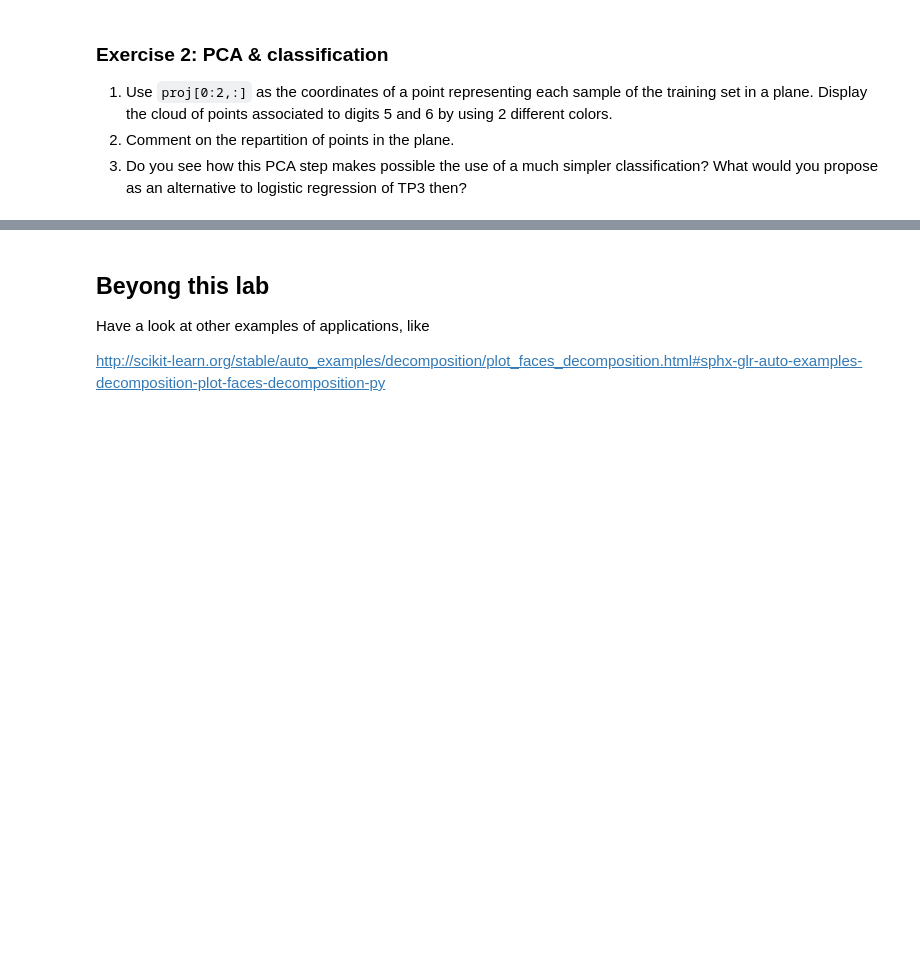
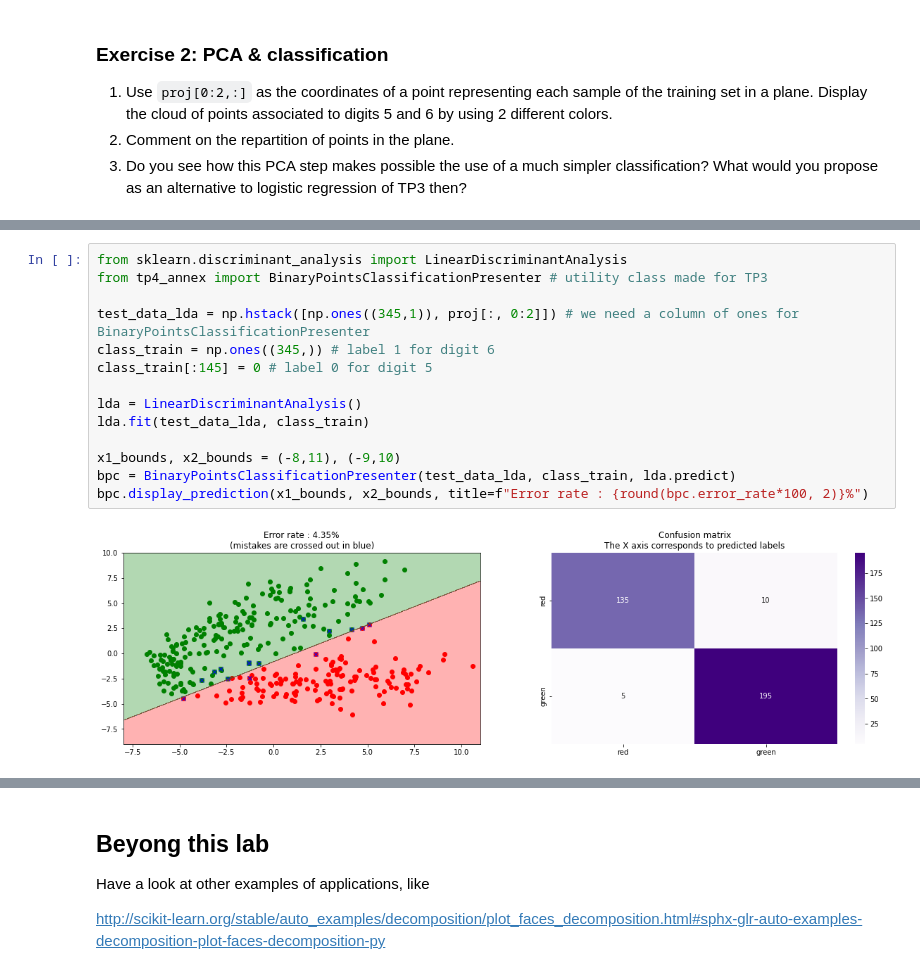
Before and after one commit to SnowHawkeye/sdia-labs, a Jupyter notebook: decision/tp4-pca/TP4_Salem_Salem.ipynb, the cells around one changed output, grey strips where cells are left out. Cells and saved outputs as stored; diff of their text form; blank space fills up the shorter version.

```diff
--- a/decision/tp4-pca/TP4_Salem_Salem.ipynb
+++ b/decision/tp4-pca/TP4_Salem_Salem.ipynb
@@ -154,0 +189,16 @@ What would you propose as an alternative to logistic regression of TP3 then?
+# %%
+from sklearn.discriminant_analysis import LinearDiscriminantAnalysis
+from tp4_annex import BinaryPointsClassificationPresenter # utility class made for TP3
+
+test_data_lda = np.hstack([np.ones((345,1)), proj[:, 0:2]]) # we need a column of ones for BinaryPointsClassificationPresenter
+class_train = np.ones((345,)) # label 1 for digit 6
+class_train[:145] = 0 # label 0 for digit 5
+
+lda = LinearDiscriminantAnalysis()
+lda.fit(test_data_lda, class_train)
+
+x1_bounds, x2_bounds = (-8,11), (-9,10)
+bpc = BinaryPointsClassificationPresenter(test_data_lda, class_train, lda.predict)
+bpc.display_prediction(x1_bounds, x2_bounds, title=f"Error rate : {round(bpc.error_rate*100, 2)}%")
+# %% [output]
+[figure, added]
```
Also changed, not shown: parts of 13 cells of this notebook, 1 other file.
